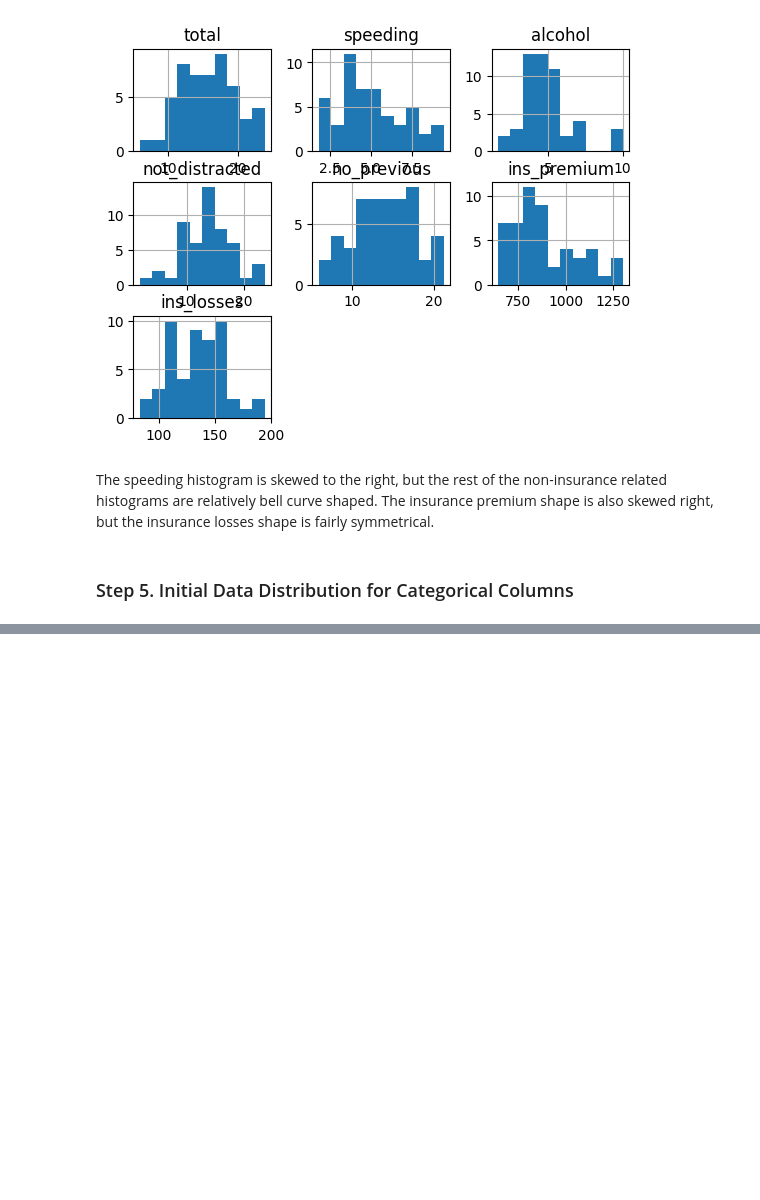
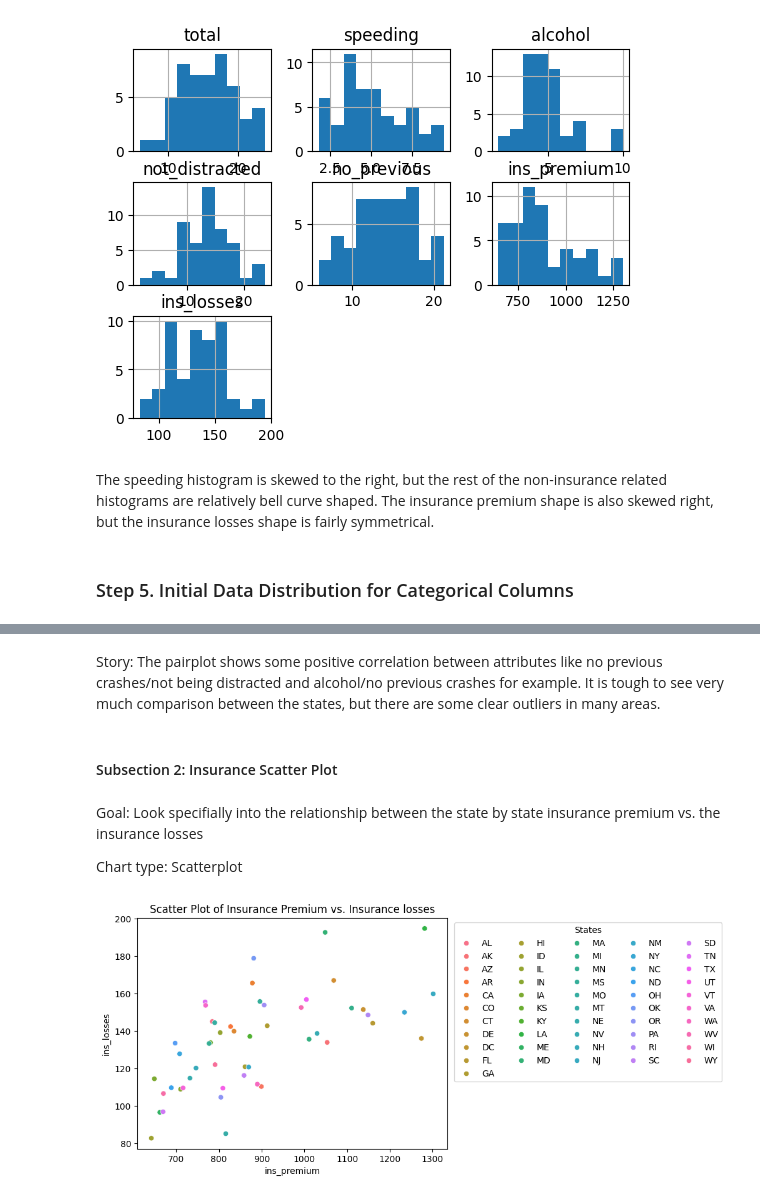
Before and after one commit to trentrueckert/datafun-06-eda, a Jupyter notebook: trentrueckert_eda.ipynb, the cells around one changed output, grey strips where cells are left out. Saved outputs shown, nothing was run; the diff lists cells and outputs as text; code cells hidden in the pictures; blank space fills up the shorter version.

```diff
--- a/trentrueckert_eda.ipynb
+++ b/trentrueckert_eda.ipynb
@@ -102,0 +163,15 @@ The speeding histogram is skewed to the right, but the rest of the non-insurance
+# %% [markdown]
+Story: The pairplot shows some positive correlation between attributes like no previous crashes/not being distracted and alcohol/no previous crashes for example. It is tough to see very much comparison between the states, but there are some clear outliers in many areas.
+# %% [markdown]
+#### Subsection 2: Insurance Scatter Plot
+# %% [markdown]
+Goal: Look specifially into the relationship between the state by state insurance premium vs. the insurance losses
+
+Chart type: Scatterplot
+# %%
+sns.scatterplot(data=df, x='ins_premium', y='ins_losses', hue='state')
+plt.title('Scatter Plot of Insurance Premium vs. Insurance losses')
+plt.legend(title='States', bbox_to_anchor=(1.9, 1), loc='upper right', ncol=5)
+plt.show()
+# %% [output]
+[figure, added]
```
Also changed, not shown: parts of 17 cells of this notebook, 1 other file.
